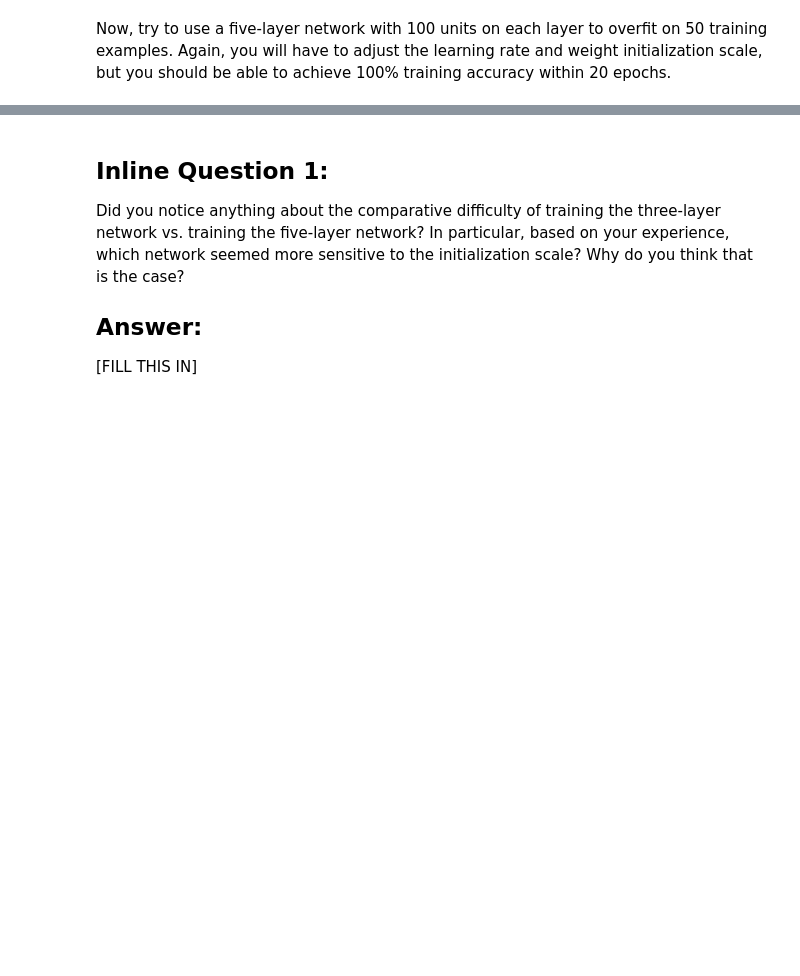
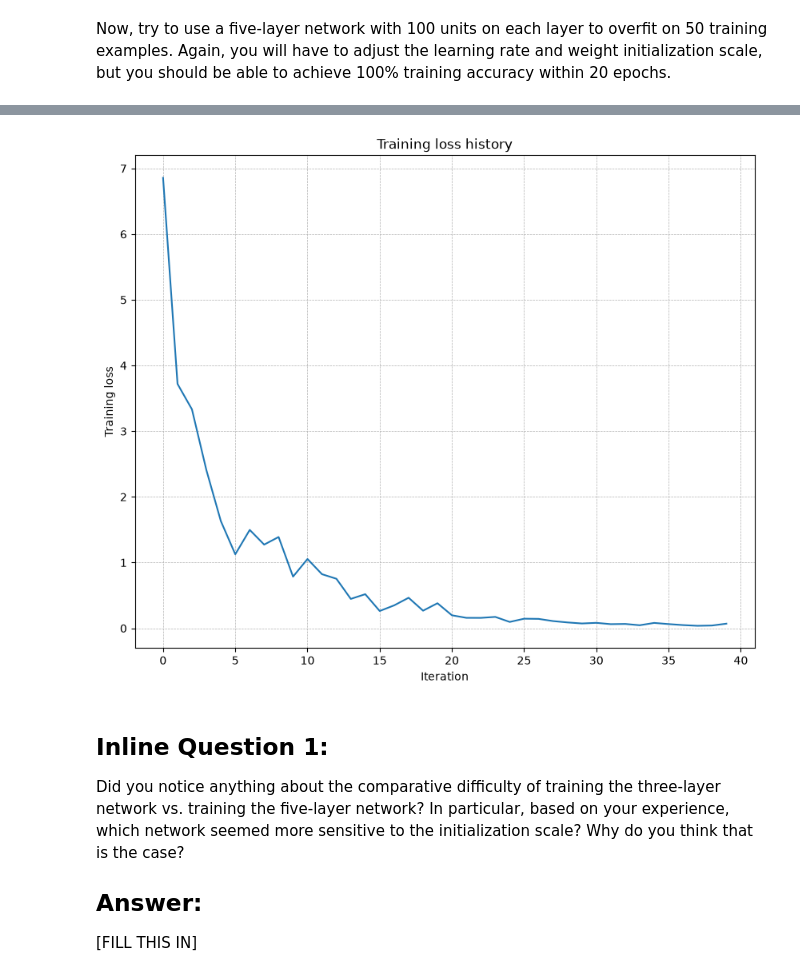
Before and after one commit to jacknb45-pixel/cs231n-assignments1, a Jupyter notebook: FullyConnectedNets.ipynb, the cells around one changed output, grey strips where cells are left out. Saved outputs shown, nothing was run; the diff lists cells and outputs as text; code cells hidden in the pictures; blank space fills up the shorter version.

```diff
--- a/FullyConnectedNets.ipynb
+++ b/FullyConnectedNets.ipynb
@@ -143,9 +162,9 @@ small_data = {
   'X_val': data['X_val'],
   'y_val': data['y_val'],
 }
-
-learning_rate = 2e-3  # Experiment with this!
-weight_scale = 1e-5   # Experiment with this!
+# (2e-3, 1e-5)
+learning_rate = 1e-2 # Experiment with this!
+weight_scale = 5e-2  # Experiment with this!
 
 
 model = FullyConnectedNet(
@@ -170,3 +189,4 @@ plt.xlabel('Iteration')
 plt.ylabel('Training loss')
 plt.grid(linestyle='--', linewidth=0.5)
 plt.show()
+# %% [output]
@@ -173,3 +210,4 @@ plt.show()
+[figure, added]
 # %% [markdown]
 ## Inline Question 1:
 Did you notice anything about the comparative difficulty of training the three-layer network vs. training the five-layer network? In particular, based on your experience, which network seemed more sensitive to the initialization scale? Why do you think that is the case?
```
Also changed, not shown: parts of 2 cells of this notebook.
